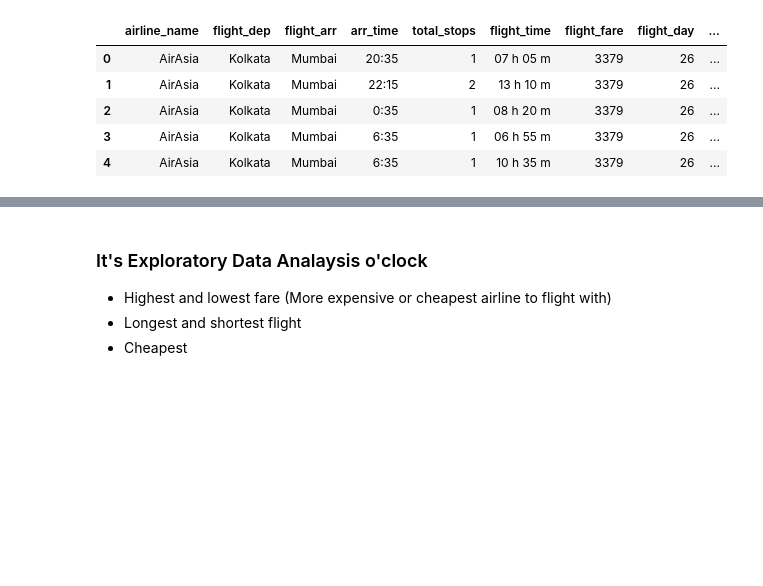
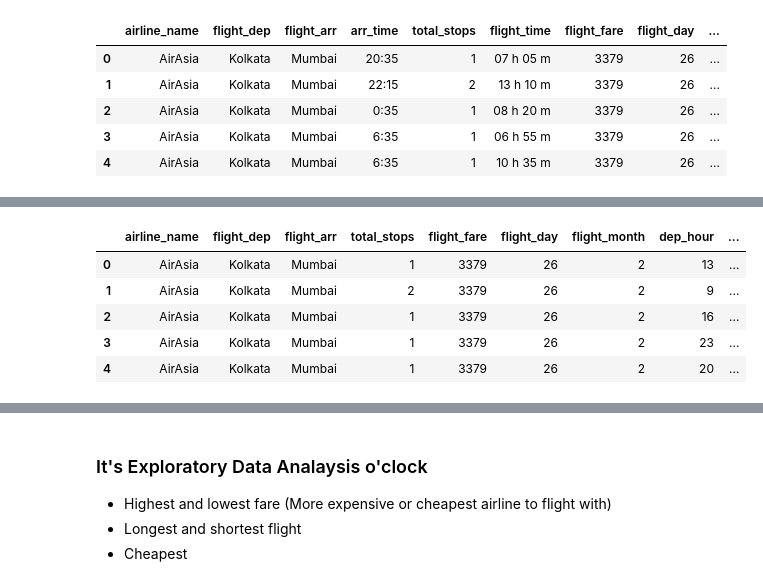
Before and after one commit to maco-data/airline-fare-prediction, a Jupyter notebook: notebook_eda.ipynb, the cells around one changed output, grey strips where cells are left out. Drawn from its saved outputs; the diff is of its cells as text; code cells hidden in the pictures; blank space fills up the shorter version.

```diff
--- a/notebook_eda.ipynb
+++ b/notebook_eda.ipynb
@@ -288,7 +231,0 @@ for i in range(len(flight_time)):
-# %%
-
-flight_time_hours = []
-flight_time_mins = []
-for i in range(len(flight_time)):
-    flight_time_hours.append(int(flight_time[i].split(sep = 'h')[0])) # Extracts the hours from flight_time
-    flight_time_mins.append(int(flight_time[i].split(sep = 'm')[0].split()[-1])) # Extracts only minutes from flight_time
@@ -306,0 +268,9 @@ data.head()
+# %%
+data.head()
+# %% [output]
+|  | airline_name | flight_dep | flight_arr | total_stops | flight_fare | flight_day | flight_month | dep_hour | ... |
+| 0 | AirAsia | Kolkata | Mumbai | 1 | 3379 | 26 | 2 | 13 | ... |
+| 1 | AirAsia | Kolkata | Mumbai | 2 | 3379 | 26 | 2 | 9 | ... |
+| 2 | AirAsia | Kolkata | Mumbai | 1 | 3379 | 26 | 2 | 16 | ... |
+| 3 | AirAsia | Kolkata | Mumbai | 1 | 3379 | 26 | 2 | 23 | ... |
+| 4 | AirAsia | Kolkata | Mumbai | 1 | 3379 | 26 | 2 | 20 | ... |
```
Also changed, not shown: parts of 17 cells of this notebook.
